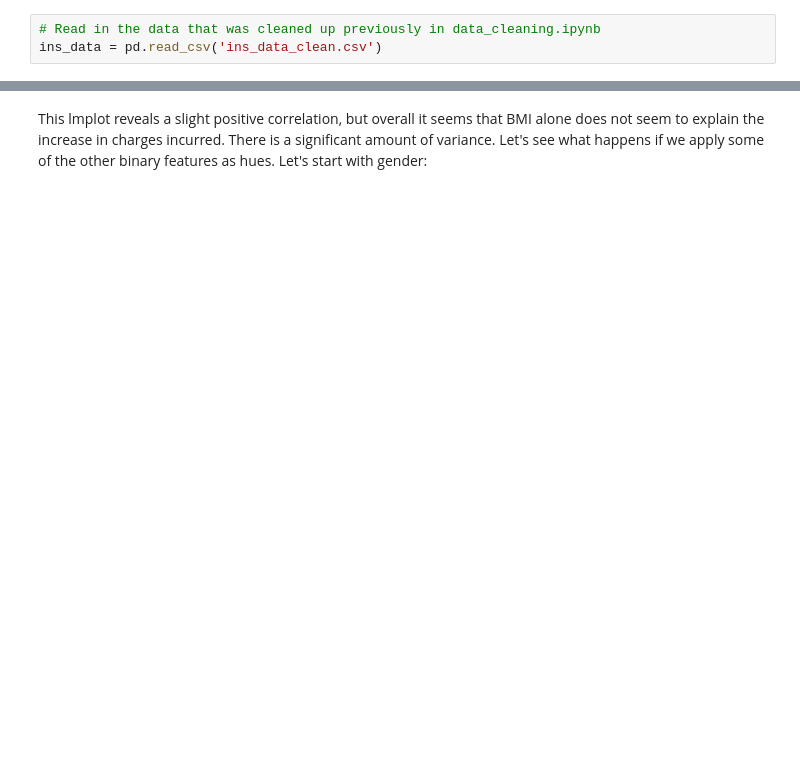
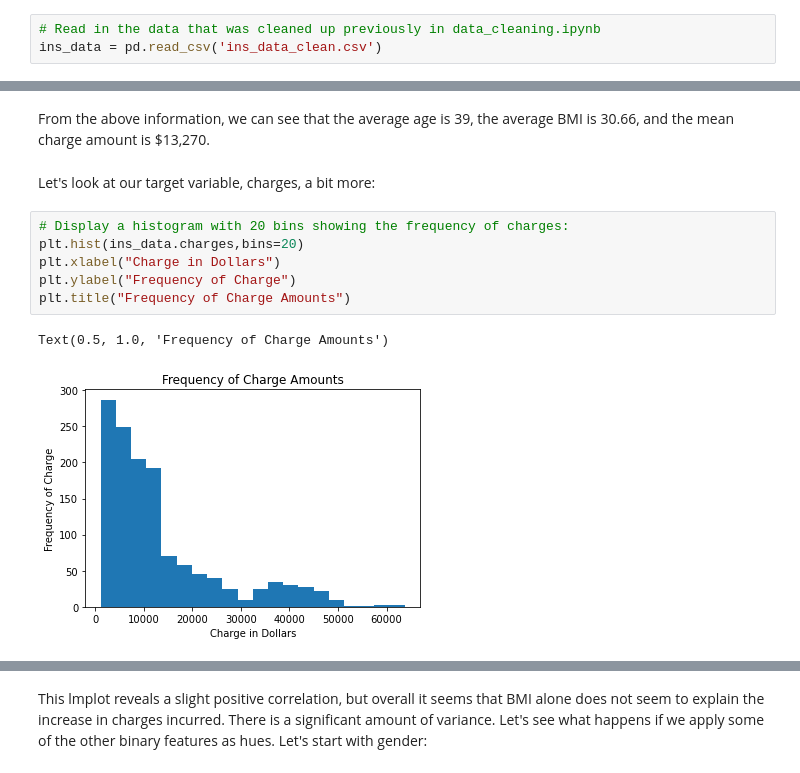
Before and after one commit to dbbabcock/DATA602_homework_1, a Jupyter notebook: ins_data_eda.ipynb, the cells around one changed output, grey strips where cells are left out. Drawn from its saved outputs; the diff is of its cells as text; blank space fills up the shorter version.

```diff
--- a/ins_data_eda.ipynb
+++ b/ins_data_eda.ipynb
@@ -19,0 +38,13 @@ ins_data.head()
+# %% [markdown]
+From the above information, we can see that the average age is 39, the average BMI is 30.66, and the mean charge amount is $13,270.
+# %% [markdown]
+Let's look at our target variable, charges, a bit more:
+# %%
+# Display a histogram with 20 bins showing the frequency of charges:
+plt.hist(ins_data.charges,bins=20)
+plt.xlabel("Charge in Dollars")
+plt.ylabel("Frequency of Charge")
+plt.title("Frequency of Charge Amounts")
+# %% [output]
+Text(0.5, 1.0, 'Frequency of Charge Amounts')
+[figure, added]
```
Also changed, not shown: parts of 20 cells of this notebook, 3 other files.
